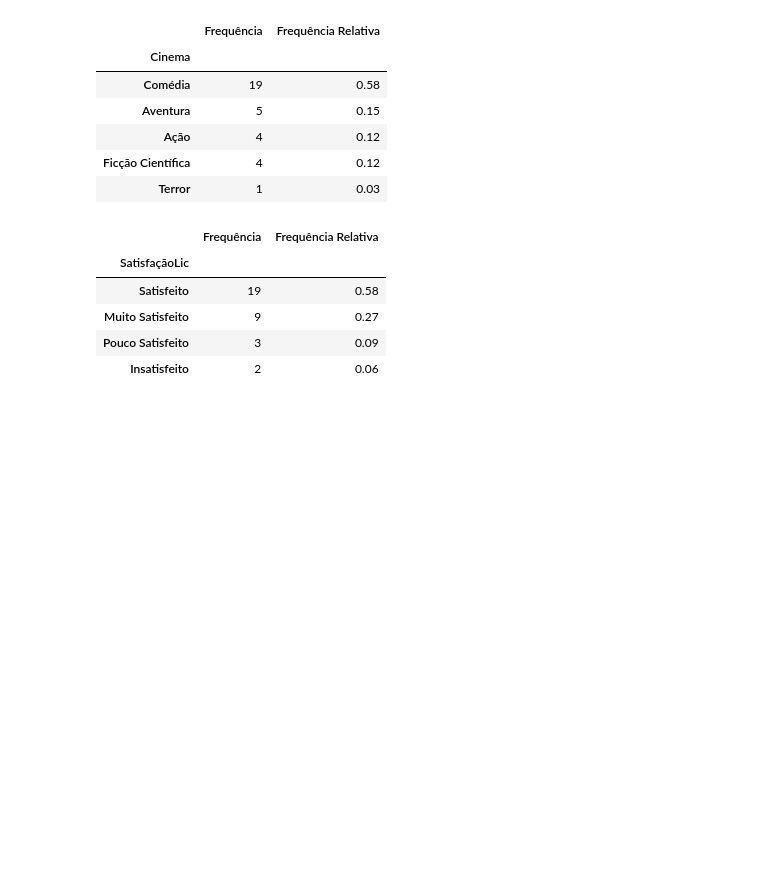
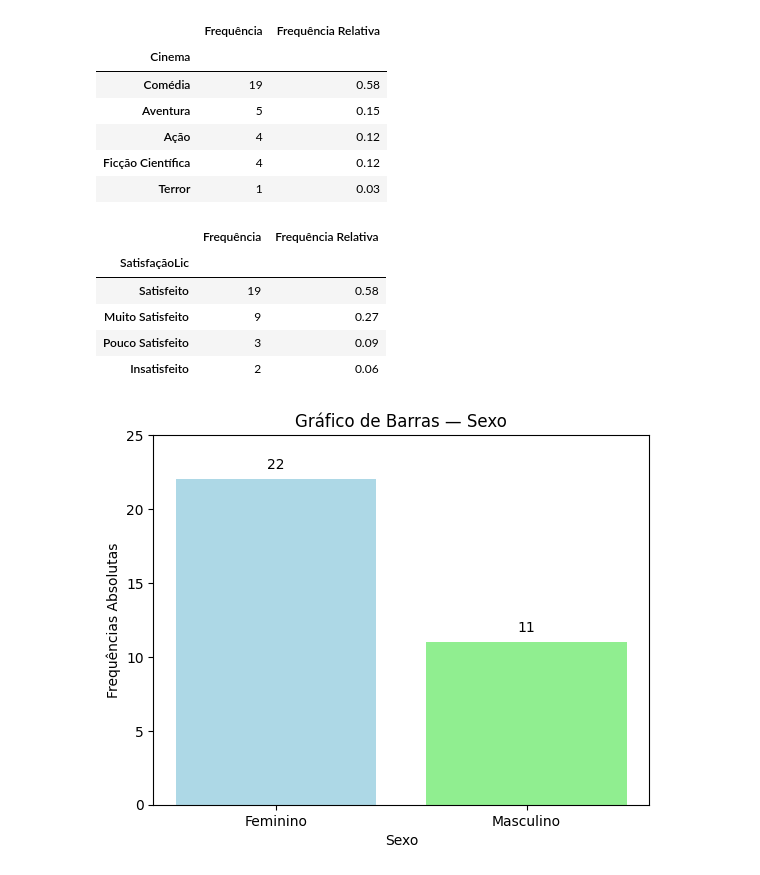
Before and after one commit to RuiRodrigues-lab/DataScienceFE, a Jupyter notebook: CP2.ipynb, the cells around one changed output. Drawn from its saved outputs; the diff is of its cells as text; code cells hidden in the pictures; blank space fills up the shorter version.

```diff
--- a/CP2.ipynb
+++ b/CP2.ipynb
@@ -231,3 +233,20 @@ tabelaSatisfaçãoLic
 | Muito Satisfeito | 9 | 0.27 |
 | Pouco Satisfeito | 3 | 0.09 |
 | Insatisfeito | 2 | 0.06 |
+# %%
+# Frequências absolutas
+freq = df['Sexo'].value_counts()
+
+plt.bar(freq.index, freq.values, color=['lightblue', 'lightgreen'])
+plt.title('Gráfico de Barras — Sexo')
+plt.xlabel('Sexo')
+plt.ylabel('Frequências Absolutas')
+plt.ylim(0, 25)
+
+# Adicionar valores por cima das barras
+for i, val in enumerate(freq.values):
+    plt.text(i, val + 0.5, str(val), ha='center', va='bottom')
+
+plt.show()
+# %% [output]
+[figure, added]
```
Also changed, not shown: parts of 9 cells of this notebook.
